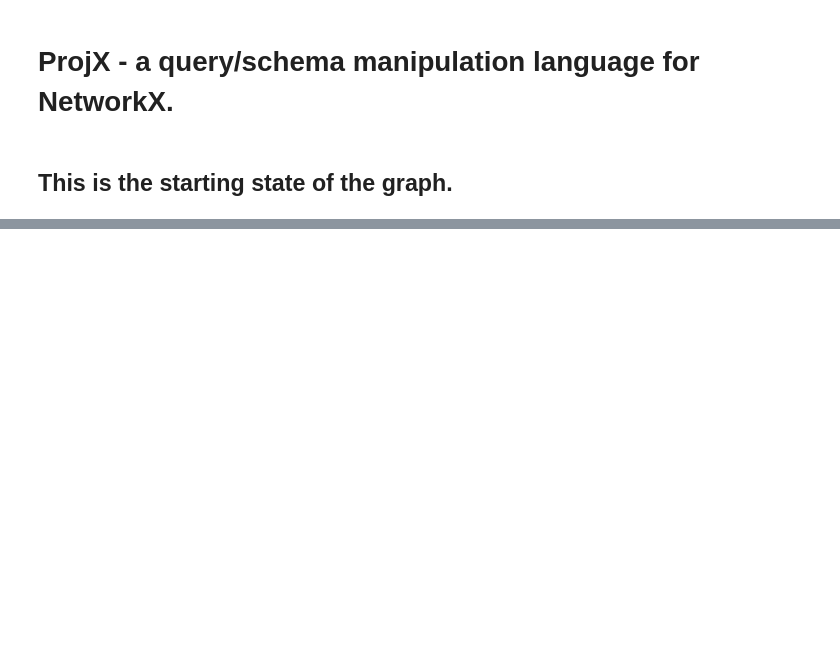
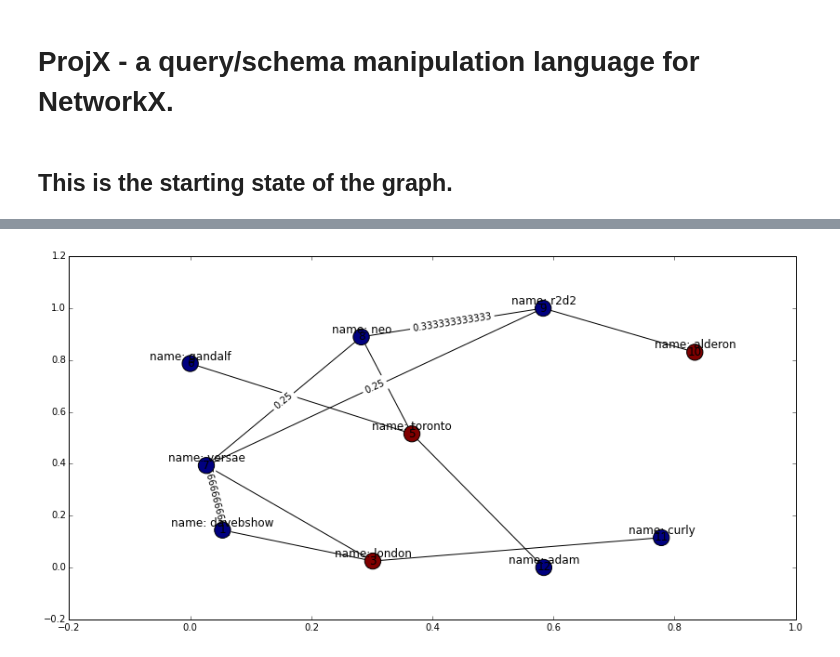
Before and after one commit to davebshow/projx, a Jupyter notebook: projx_demo.ipynb, the cells around one changed output, grey strips where cells are left out. Saved outputs shown, nothing was run; the diff lists cells and outputs as text; code cells hidden in the pictures; blank space fills up the shorter version.

```diff
--- a/projx_demo.ipynb
+++ b/projx_demo.ipynb
@@ -412,0 +117,10 @@ but it will soon.
+# %%
+# We can use object to match patterns across the whole graph. Notice how this retains the cities as well, and also affects
+# the edge weight calculations.
+proj = p.execute("""
+    MATCH GRAPH (p1:Person)-(i:Institution)-(p2:Person)
+    PROJECT (p1)-(p2)
+""")
+px.draw_simple_graph(proj)
+# %% [output]
+[figure, added]
```
Also changed, not shown: parts of 18 cells of this notebook, 6 other files.
